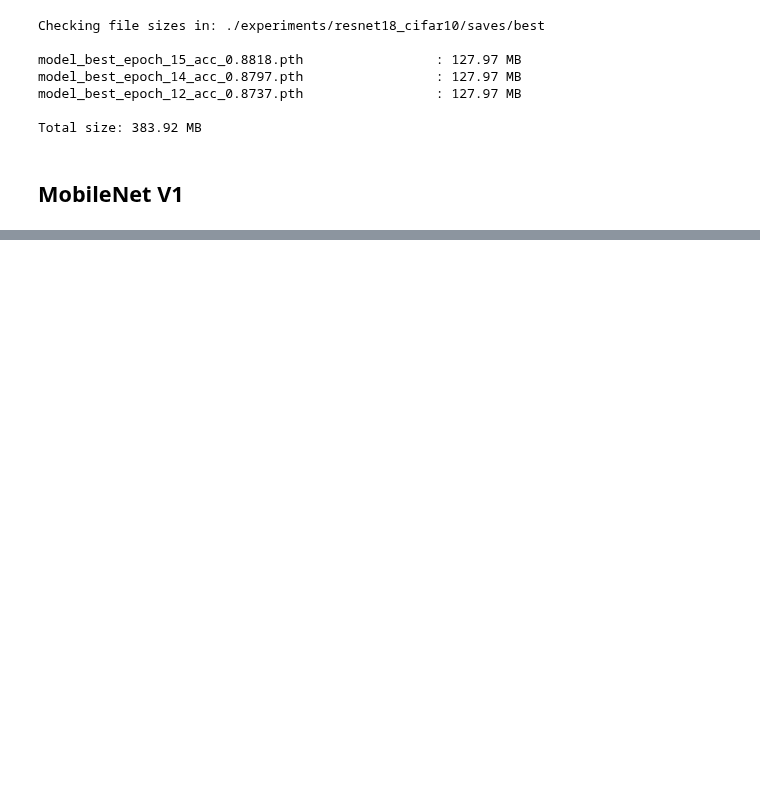
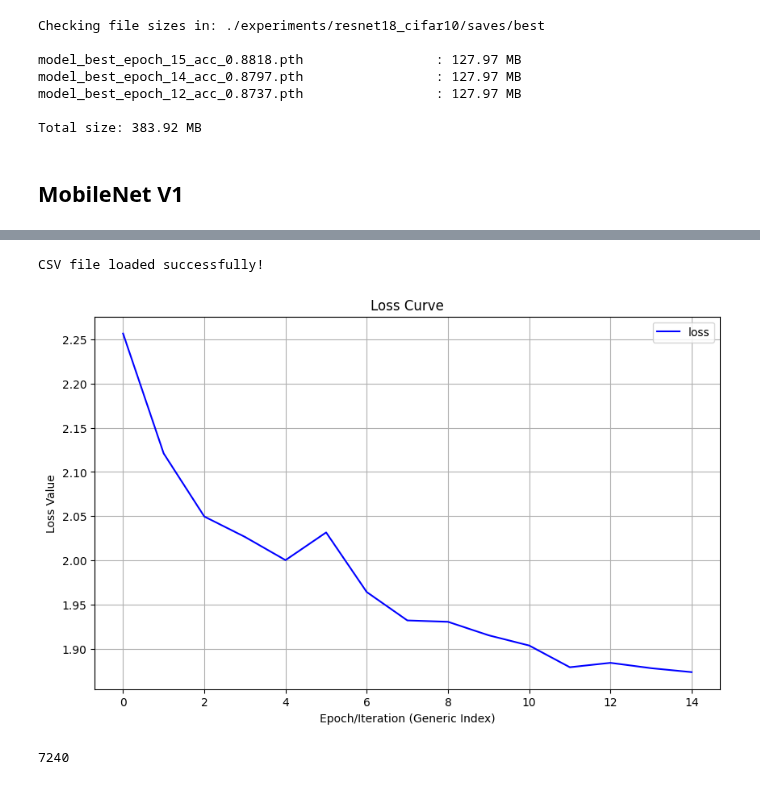
Before and after one commit to anonymous174174/404brain-not-found, a Jupyter notebook: Development/speed_discrepancy.ipynb, the cells around one changed output, grey strips where cells are left out. Drawn from its saved outputs; the diff is of its cells as text; code cells hidden in the pictures; blank space fills up the shorter version.

```diff
--- a/Development/speed_discrepancy.ipynb
+++ b/Development/speed_discrepancy.ipynb
@@ -7716,0 +7875,7 @@ print(f"Models saved in: {SAVE_PATH_MODEL_BEST}")
+# %%
+ttlcsv = CSVLossPlotter("/content/experiments/mobilenetv1_inaturalist12k/logs/mobilenetv1_inaturalist12k_test_log.csv")
+ttlcsv.load_csv()
+ttlcsv.plot_losses()
+# %% [output]
+CSV file loaded successfully!
+[figure, added]
@@ -7716,0 +7884,6 @@ print(f"Models saved in: {SAVE_PATH_MODEL_BEST}")
+# %%
+import gc
+torch.cuda.empty_cache()
+gc.collect()
+# %% [output]
+7240
```
Also changed, not shown: parts of 19 cells of this notebook.
